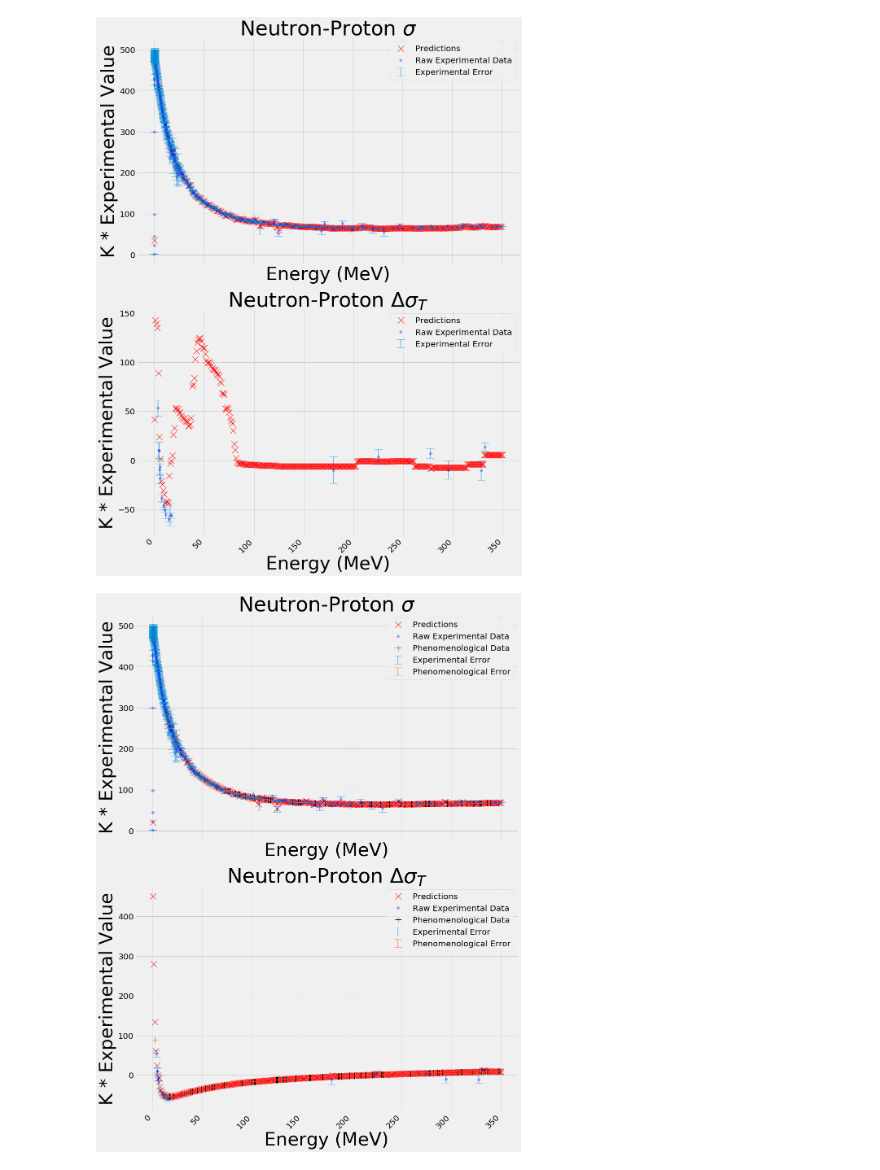
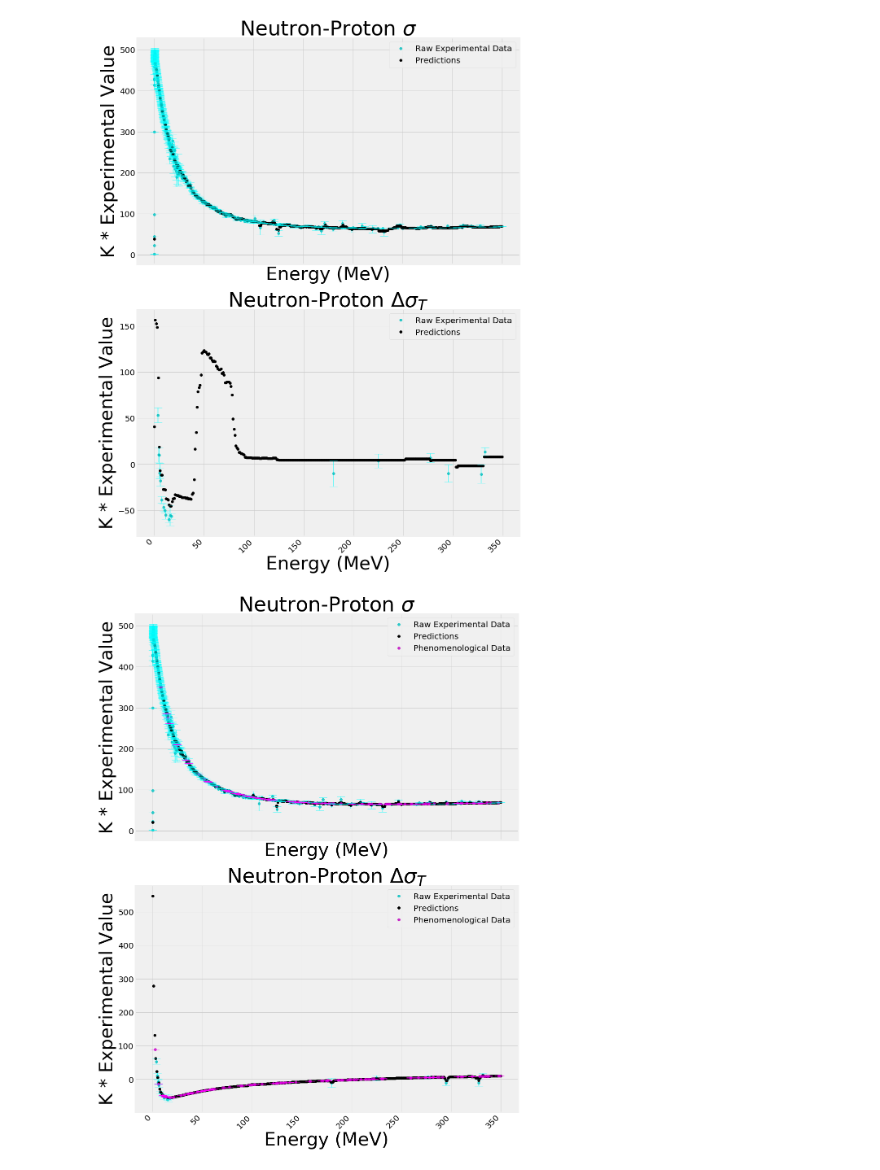
Before and after one commit to Steviered19/Scattering_Random_Forest, a Jupyter notebook: Poster.ipynb, the cells around one changed output. Saved outputs shown, nothing was run; the diff lists cells and outputs as text; code cells hidden in the pictures.

Commit message:
Recompiled Poster notebook with new colors for clarity. updated plots.

```diff
--- a/Poster.ipynb
+++ b/Poster.ipynb
@@ -248,47 +303,51 @@ for value in range(0, 350 + int(interval_size/2), interval_size):
 #predict
 #SGT
 SGT_predictions = rf.predict(E_SGT)
 #SGTT
 SGTT_predictions = rf.predict(E_SGTT)
 
 #generate arrays for plotting
 np_sgt=pd.read_csv('CSV_files/np.sgt.csv')
 np_sgt.rename(columns={"statistical_error": "sigma"}, inplace=True)
 np_sgtt=pd.read_csv('CSV_files/np.sgtt.csv')
 np_sgtt.rename(columns={"statistical_error": "sigma"}, inplace=True)
 change_np(np_sgt)
 change_np(np_sgtt)
 
 
 #plot
 fig, (ax1, ax2) = plt.subplots(nrows=2, ncols=1, figsize = (15,25))
 fig.autofmt_xdate(rotation = 45)
 #plot 1
-ax1.plot(E, SGT_predictions, 'rx', markersize=15,  alpha=1.0, label='Predictions')
-ax1.plot(np_sgt['energy'], np_sgt['K_experimental_value'], 'bo', alpha=0.3, label='Raw Experimental Data')
-ax1.errorbar(np_sgt['energy'], np_sgt['K_experimental_value'], yerr=exp_err_sgt, linestyle='none', capsize=10, elinewidth=2, alpha=0.5, label='Experimental Error')
+ax1.plot(np_sgt['energy'], np_sgt['K_experimental_value'], exp_str, alpha=exp_alpha, label='Raw Experimental Data')
+ax1.plot(E, SGT_predictions, pred_str,  alpha=pred_alpha, label='Predictions')
+
+ax1.errorbar(np_sgt['energy'], np_sgt['K_experimental_value'], yerr=exp_err_sgt, ecolor=experimental_color, linestyle='none', capsize=10, elinewidth=2, alpha=exp_error_alpha, label='')
 
 ax1.tick_params(axis="y", labelsize=20); ax1.tick_params(axis="x", labelsize=20)
 ax1.legend(loc='best', fontsize=20)
 ax1.set_xlabel('Energy (MeV)', fontsize=45); ax1.set_ylabel('K * Experimental Value', fontsize=45); ax1.set_title('Neutron-Proton $\sigma$', fontsize=50)
+
 #plot 2
-ax2.plot(E, SGTT_predictions, 'rx', markersize=15, alpha=1.0, label='Predictions')
-ax2.plot(np_sgtt['energy'], np_sgtt['K_experimental_value'], 'bo', alpha=0.3, label='Raw Experimental Data')
-ax2.errorbar(np_sgtt['energy'], np_sgtt['K_experimental_value'], yerr=exp_err_sgtt, linestyle='none', capsize=10, elinewidth=2, alpha=0.5, label='Experimental Error')
+ax2.plot(np_sgtt['energy'], np_sgtt['K_experimental_value'], exp_str, alpha=exp_alpha, label='Raw Experimental Data')
+ax2.plot(E, SGTT_predictions, pred_str, alpha=pred_alpha, label='Predictions')
+
+ax2.errorbar(np_sgtt['energy'], np_sgtt['K_experimental_value'], yerr=exp_err_sgtt, ecolor=experimental_color, linestyle='none', capsize=10, elinewidth=2, alpha=exp_error_alpha, label='')
 
 ax2.tick_params(axis="y", labelsize=20); ax2.tick_params(axis="x", labelsize=20)
 ax2.legend(loc='best', fontsize=20)
 ax2.set_xlabel('Energy (MeV)', fontsize=45); ax2.set_ylabel('K * Experimental Value', fontsize=45); ax2.set_title('Neutron-Proton $\Delta \sigma_T$', fontsize=50)
+
 #save figures
-plt.savefig('Plots/predictions_no_phenom.pdf', format='pdf', bbox_inches='tight', transparent=True)
+plt.savefig('Plots/Presentation_Plots/predictions_no_phenom.pdf', format='pdf', bbox_inches='tight', transparent=True)
 # %% [output]
-[figure, old version]
+[figure, new version]
 # %%
 ###create combined dataframe
 combined_data=combine_data_new()
 #combined_data=combine_data_old()
 ###create Gaussian factor
-combined_data=gauss_factor(combined_data, 0, 1)
+combined_data=gauss_factor(combined_data, 0, 0)
 #One-hot encode
 features = pd.get_dummies(combined_data)
 # Labels are the values we want to predict
@@ -327,25 +386,30 @@ SGTT_predictions = rf.predict(E_SGTT)
 fig, (ax1, ax2) = plt.subplots(nrows=2, ncols=1, figsize = (15,25))
 fig.autofmt_xdate(rotation = 45)
 #plot 1
-ax1.plot(E, SGT_predictions, 'rx', markersize=15,  alpha=1.0, label='Predictions')
-ax1.plot(np_sgt['energy'], np_sgt['K_experimental_value'], 'bo', alpha=0.3, label='Raw Experimental Data')
-ax1.plot(random_sgt['energy'], random_sgt['K_experimental_value'], 'k+', markersize=15, label='Phenomenological Data')
-ax1.errorbar(np_sgt['energy'], np_sgt['K_experimental_value'], yerr=exp_err_sgt, linestyle='none', capsize=10, elinewidth=2, alpha=0.5, label='Experimental Error')
-ax1.errorbar(random_sgt['energy'], random_sgt['K_experimental_value'], yerr=rand_err_sgt, linestyle='none', capsize=10, elinewidth=2, alpha=0.5, label='Phenomenological Error')
+ax1.plot(np_sgt['energy'], np_sgt['K_experimental_value'], exp_str, alpha=exp_alpha, label='Raw Experimental Data')
+ax1.plot(E, SGT_predictions, pred_str,  alpha=pred_alpha, label='Predictions')
+ax1.plot(random_sgt['energy'], random_sgt['K_experimental_value'], phen_str, alpha=phenom_alpha, label='Phenomenological Data')
+
+ax1.errorbar(np_sgt['energy'], np_sgt['K_experimental_value'], yerr=exp_err_sgt, ecolor=experimental_color, linestyle='none', capsize=10, elinewidth=2, alpha=exp_error_alpha, label='')
+ax1.errorbar(random_sgt['energy'], random_sgt['K_experimental_value'], yerr=rand_err_sgt, ecolor=phenomenological_color, linestyle='none', capsize=10, elinewidth=2, alpha=phenom_error_alpha, label='')
+
 ax1.tick_params(axis="y", labelsize=20); ax1.tick_params(axis="x", labelsize=20)
 ax1.legend(loc='best', fontsize=20)
 ax1.set_xlabel('Energy (MeV)', fontsize=45); ax1.set_ylabel('K * Experimental Value', fontsize=45); ax1.set_title('Neutron-Proton $\sigma$', fontsize=50)
 
 #plot 2
-ax2.plot(E, SGTT_predictions, 'rx', markersize=15, alpha=1.0, label='Predictions')
-ax2.plot(np_sgtt['energy'], np_sgtt['K_experimental_value'], 'bo', alpha=0.3, label='Raw Experimental Data')
-ax2.plot(random_sgtt['energy'], random_sgtt['K_experimental_value'], 'k+', markersize=15, label='Phenomenological Data')
-ax2.errorbar(np_sgtt['energy'], np_sgtt['K_experimental_value'], yerr=exp_err_sgtt, linestyle='none', capsize=10, elinewidth=2, alpha=0.5, label='Experimental Error')
-ax2.errorbar(random_sgtt['energy'], random_sgtt['K_experimental_value'], yerr=rand_err_sgtt, linestyle='none', capsize=10, elinewidth=2, alpha=0.5, label='Phenomenological Error')
+ax2.plot(np_sgtt['energy'], np_sgtt['K_experimental_value'], exp_str, alpha=exp_alpha, label='Raw Experimental Data')
+ax2.plot(E, SGTT_predictions, pred_str, alpha=pred_alpha, label='Predictions')
+ax2.plot(random_sgtt['energy'], random_sgtt['K_experimental_value'], phen_str, alpha=phenom_alpha, label='Phenomenological Data')
+
+ax2.errorbar(np_sgtt['energy'], np_sgtt['K_experimental_value'], yerr=exp_err_sgtt, ecolor=experimental_color, linestyle='none', capsize=10, elinewidth=2, alpha=exp_error_alpha, label='')
+ax2.errorbar(random_sgtt['energy'], random_sgtt['K_experimental_value'], yerr=rand_err_sgtt, ecolor=phenomenological_color, linestyle='none', capsize=10, elinewidth=2, alpha=phenom_error_alpha, label='')
+
 ax2.tick_params(axis="y", labelsize=20); ax2.tick_params(axis="x", labelsize=20)
 ax2.legend(loc='best', fontsize=20)
 ax2.set_xlabel('Energy (MeV)', fontsize=45); ax2.set_ylabel('K * Experimental Value', fontsize=45); ax2.set_title('Neutron-Proton $\Delta \sigma_T$', fontsize=50)
+
 #save figures
-plt.savefig('Plots/predictions_with_phenom.pdf', format='pdf', bbox_inches='tight', transparent=True)
+plt.savefig('Plots/Presentation_Plots/predictions_with_phenom.pdf', format='pdf', bbox_inches='tight', transparent=True)
 # %% [output]
-[figure, old version]
+[figure, new version]
```
Also changed, not shown: parts of 1 cell of this notebook, 4 other files.
